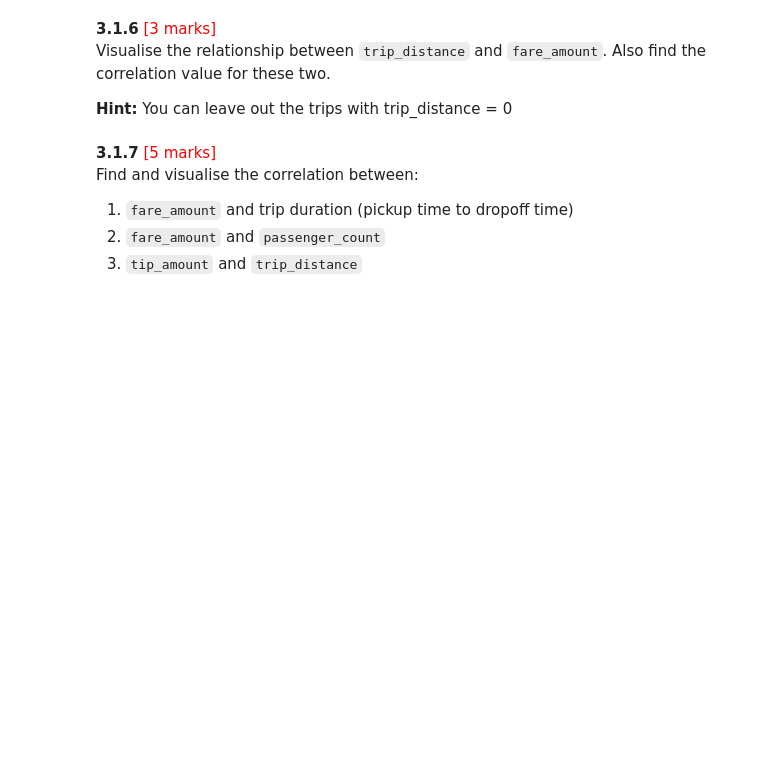
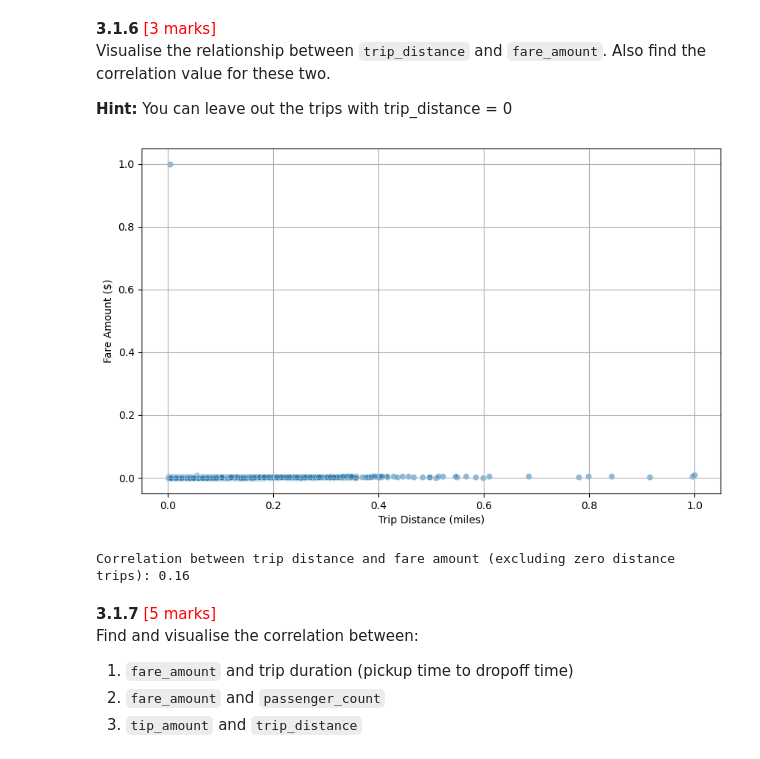
Before and after one commit to animesh-11/AI_ML, a Jupyter notebook: EDA_Assg_NYC_Taxi_Starter.ipynb, the cells around one changed output. Saved outputs shown, nothing was run; the diff lists cells and outputs as text; code cells hidden in the pictures; blank space fills up the shorter version.

```diff
--- a/EDA_Assg_NYC_Taxi_Starter.ipynb
+++ b/EDA_Assg_NYC_Taxi_Starter.ipynb
@@ -1176,3 +1175,20 @@ Visualise the relationship between `trip_distance` and `fare_amount`. Also find
+# %%
+# Show how trip fare is affected by distance
+
+filtered_df = df[df['trip_distance'] > 0]
+
+plt.figure(figsize=(10, 6))
+sns.scatterplot(x='trip_distance', y='fare_amount', data=filtered_df, alpha=0.5)
+plt.xlabel('Trip Distance (miles)')
+plt.ylabel('Fare Amount ($)')
+plt.grid(True)
+plt.show()
+
+correlation = filtered_df['trip_distance'].corr(filtered_df['fare_amount'])
+print(f"Correlation between trip distance and fare amount (excluding zero distance trips): {correlation:.2f}")
+# %% [output]
+[figure, added]
+Correlation between trip distance and fare amount (excluding zero distance trips): 0.16
 # %% [markdown]
 **3.1.7** <font color = red>[5 marks]</font> <br>
 Find and visualise the correlation between:
```
Also changed, not shown: parts of 70 cells of this notebook.
